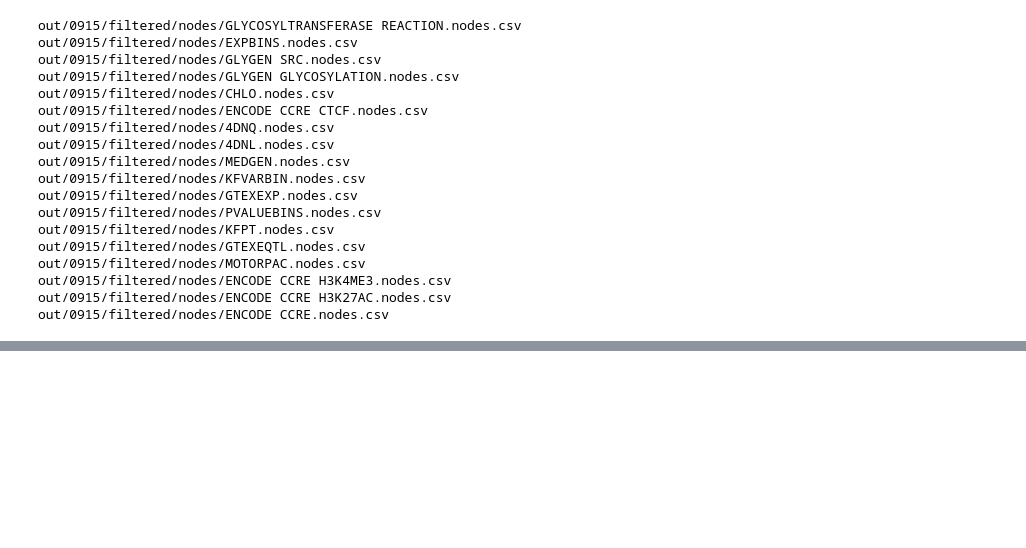
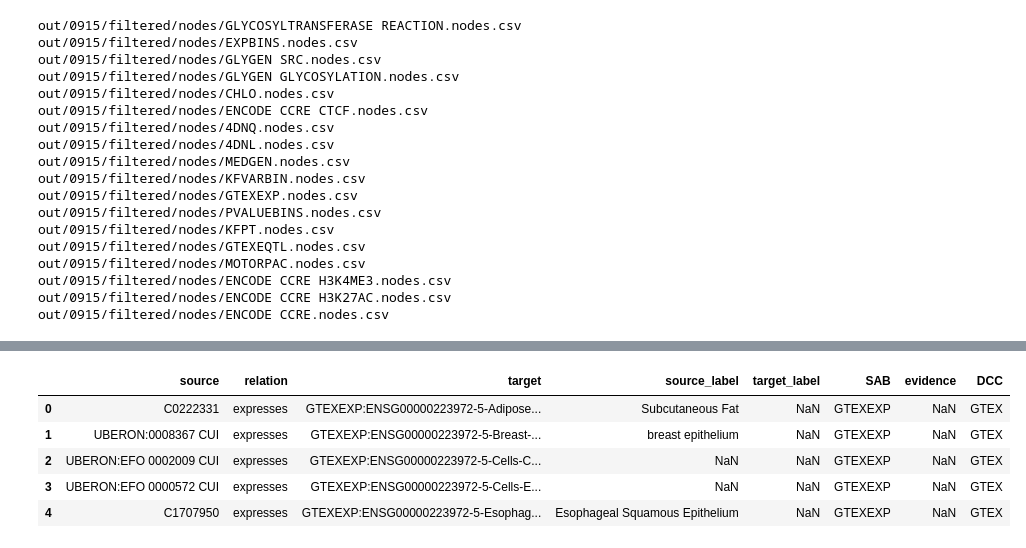
Before and after one commit to MaayanLab/datadistillery-kg, a Jupyter notebook: serializer.ipynb, the cells around one changed output, grey strips where cells are left out. Saved outputs shown, nothing was run; the diff lists cells and outputs as text; code cells hidden in the pictures; blank space fills up the shorter version.

```diff
--- a/serializer.ipynb
+++ b/serializer.ipynb
@@ -884,0 +994,9 @@ out/0915/filtered/nodes/ENCODE CCRE.nodes.csv
+# %%
+tissue2gtexp.head()
+# %% [output]
+|  | source | relation | target | source_label | target_label | SAB | evidence | DCC |
+| 0 | C0222331 | expresses | GTEXEXP:ENSG00000223972-5-Adipose... | Subcutaneous Fat | NaN | GTEXEXP | NaN | GTEX |
+| 1 | UBERON:0008367 CUI | expresses | GTEXEXP:ENSG00000223972-5-Breast-... | breast epithelium | NaN | GTEXEXP | NaN | GTEX |
+| 2 | UBERON:EFO 0002009 CUI | expresses | GTEXEXP:ENSG00000223972-5-Cells-C... | NaN | NaN | GTEXEXP | NaN | GTEX |
+| 3 | UBERON:EFO 0000572 CUI | expresses | GTEXEXP:ENSG00000223972-5-Cells-E... | NaN | NaN | GTEXEXP | NaN | GTEX |
+| 4 | C1707950 | expresses | GTEXEXP:ENSG00000223972-5-Esophag... | Esophageal Squamous Epithelium | NaN | GTEXEXP | NaN | GTEX |
```
Also changed, not shown: parts of 72 cells of this notebook.
